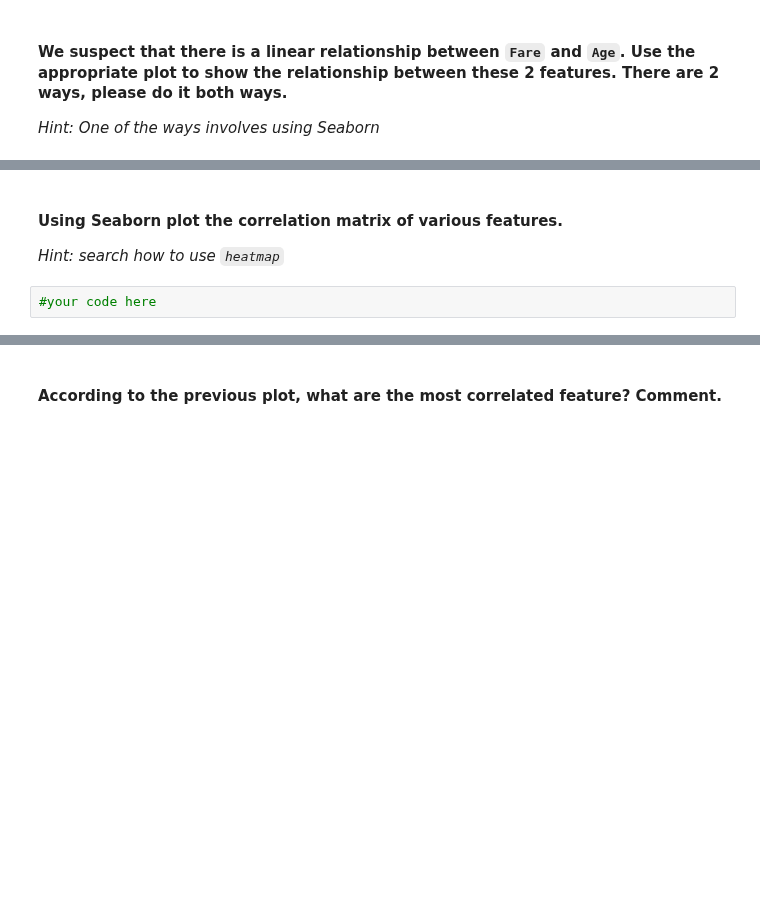
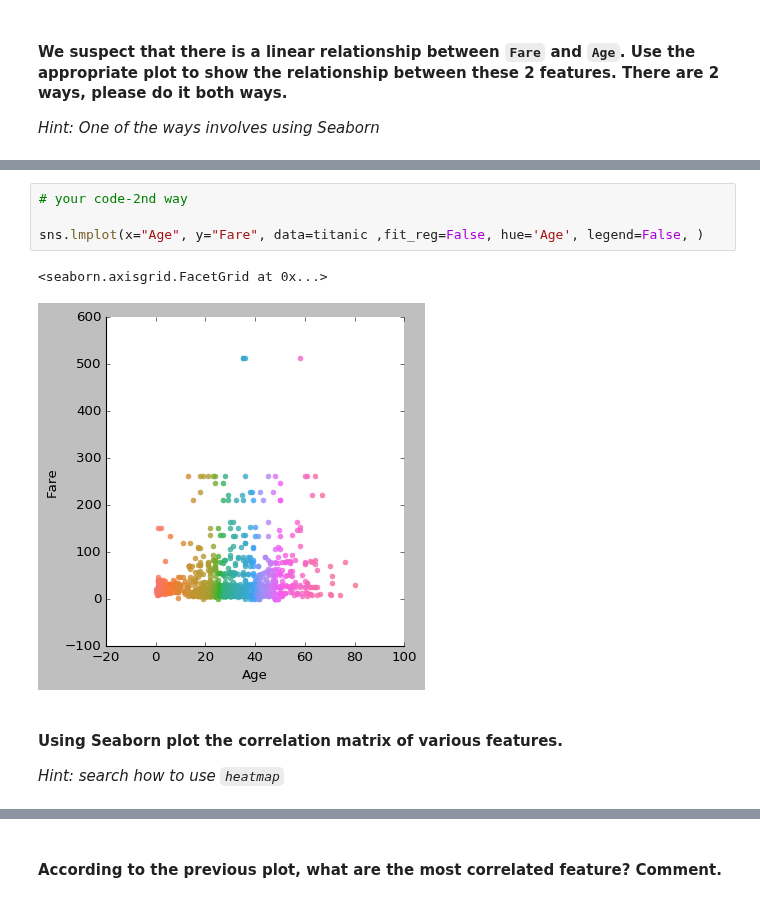
Before and after one commit to ironhack-datalabs/datamad0819, a Jupyter notebook: module-2/lab-matplotlib-seaborn/your-code/challenge-3.ipynb, the cells around one changed output, grey strips where cells are left out. Saved outputs shown, nothing was run; the diff lists cells and outputs as text; blank space fills up the shorter version.

```diff
--- a/module-2/lab-matplotlib-seaborn/your-code/challenge-3.ipynb
+++ b/module-2/lab-matplotlib-seaborn/your-code/challenge-3.ipynb
@@ -180,6 +206,11 @@ array([3, 1, 2])
+# %%
+# your code-2nd way
+
+sns.lmplot(x="Age", y="Fare", data=titanic ,fit_reg=False, hue='Age', legend=False, )
+# %% [output]
+<seaborn.axisgrid.FacetGrid at 0x...>
+[figure, added]
 # %% [markdown]
 #### Using Seaborn plot the correlation matrix of various features.
 
 *Hint: search how to use `heatmap`*
-# %%
-#your code here
```
Also changed, not shown: parts of 12 cells of this notebook.
